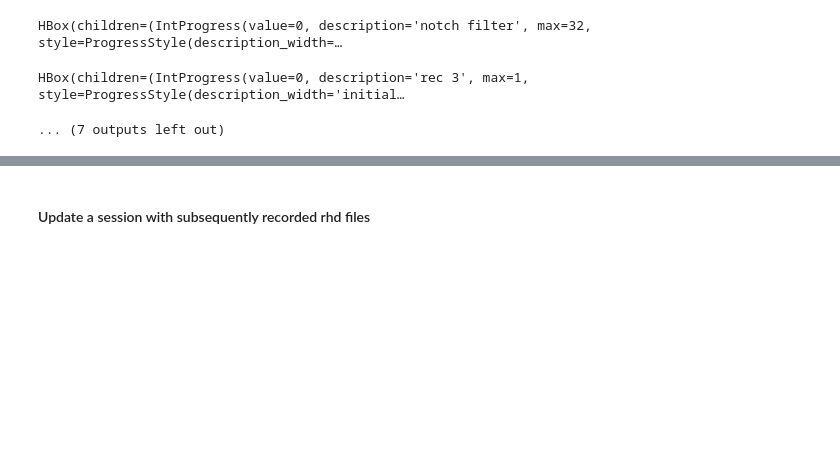
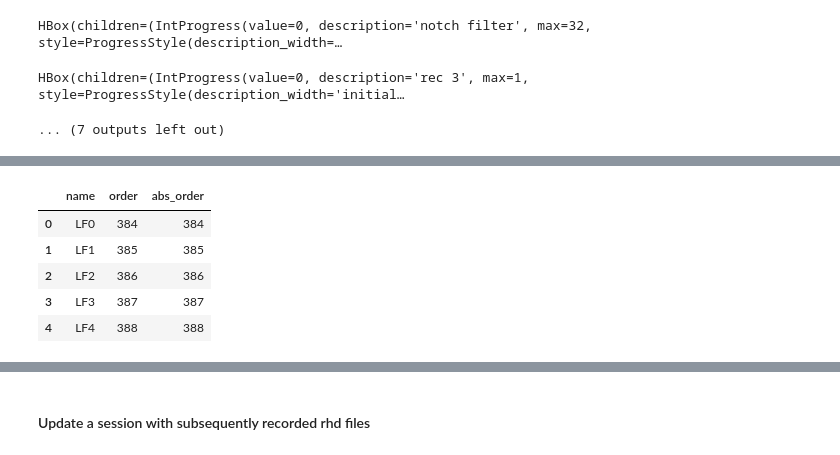
Before and after one commit to zekearneodo/pipefinch, a Jupyter notebook: notebooks_sort/rhd_sort_kilo-lookfar.ipynb, the cells around one changed output, grey strips where cells are left out. Cells and saved outputs as stored; diff of their text form; code cells hidden in the pictures; blank space fills up the shorter version.

```diff
--- a/notebooks_sort/rhd_sort_kilo-lookfar.ipynb
+++ b/notebooks_sort/rhd_sort_kilo-lookfar.ipynb
@@ -129,0 +160,9 @@ HBox(children=(IntProgress(value=0, description='rec 3', max=1, style=ProgressSt
+# %%
+atp.head(5)
+# %% [output]
+|  | name | order | abs_order |
+| 0 | LF0 | 384 | 384 |
+| 1 | LF1 | 385 | 385 |
+| 2 | LF2 | 386 | 386 |
+| 3 | LF3 | 387 | 387 |
+| 4 | LF4 | 388 | 388 |
```
Also changed, not shown: parts of 12 cells of this notebook.
